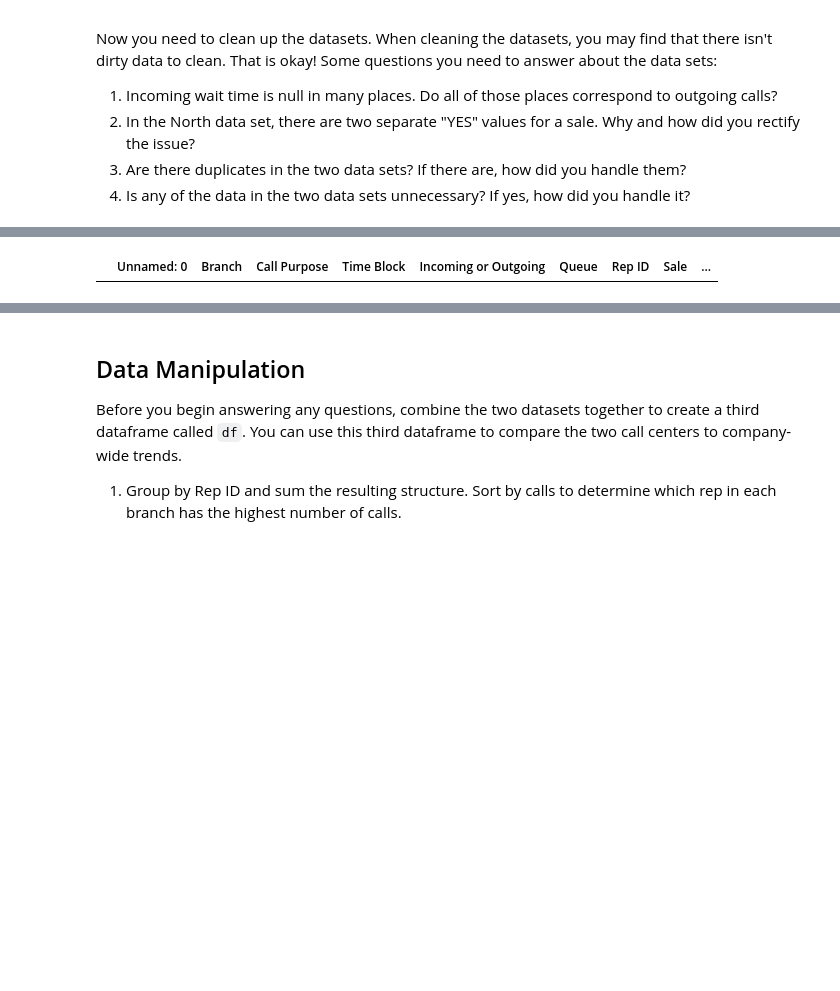
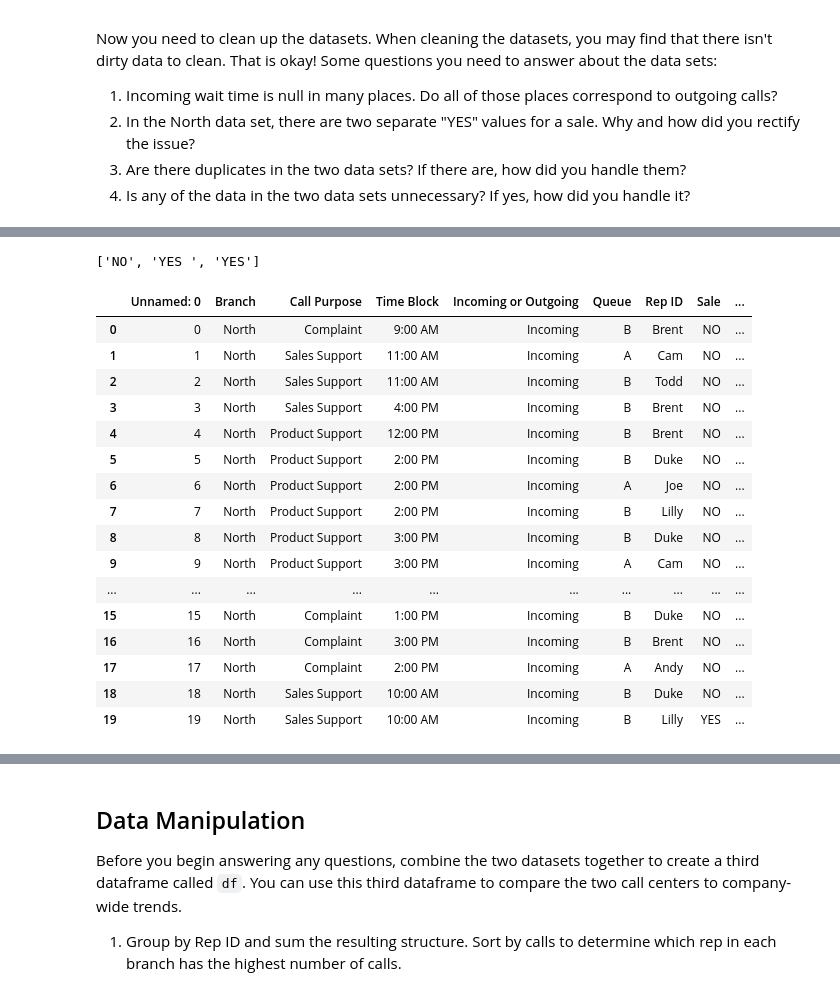
Before and after one commit to 4CEBWTHU/call-center-cleanup-assignment, a Jupyter notebook: Call Center Cleanup.ipynb, the cells around one changed output, grey strips where cells are left out. Saved outputs shown, nothing was run; the diff lists cells and outputs as text; code cells hidden in the pictures; blank space fills up the shorter version.

```diff
--- a/Call Center Cleanup.ipynb
+++ b/Call Center Cleanup.ipynb
@@ -307,6 +319,28 @@ north_df.loc[(north_df['Incoming or Outgoing'] == 'Outgoing') & (north_df['Incom
+# %%
+north_df['Sale'].unique().tolist()
+# %% [output]
+['NO', 'YES ', 'YES']
 # %%
 # 2. two separate 'Yes' values.
 
-north_df.loc[north_df['Sale'].isin(['YES YES'])]
+north_df.loc[north_df['Sale'].isin(['YES '])]
+north_df['Sale'] = north_df['Sale'].replace(['YES '],'YES')
+north_df.head(20)
 # %% [output]
 |  | Unnamed: 0 | Branch | Call Purpose | Time Block | Incoming or Outgoing | Queue | Rep ID | Sale | ... |
+| 0 | 0 | North | Complaint | 9:00 AM | Incoming | B | Brent | NO | ... |
+| 1 | 1 | North | Sales Support | 11:00 AM | Incoming | A | Cam | NO | ... |
+| 2 | 2 | North | Sales Support | 11:00 AM | Incoming | B | Todd | NO | ... |
+| 3 | 3 | North | Sales Support | 4:00 PM | Incoming | B | Brent | NO | ... |
+| 4 | 4 | North | Product Support | 12:00 PM | Incoming | B | Brent | NO | ... |
+| 5 | 5 | North | Product Support | 2:00 PM | Incoming | B | Duke | NO | ... |
+| 6 | 6 | North | Product Support | 2:00 PM | Incoming | A | Joe | NO | ... |
+| 7 | 7 | North | Product Support | 2:00 PM | Incoming | B | Lilly | NO | ... |
+| 8 | 8 | North | Product Support | 3:00 PM | Incoming | B | Duke | NO | ... |
+| 9 | 9 | North | Product Support | 3:00 PM | Incoming | A | Cam | NO | ... |
+| ... | ... | ... | ... | ... | ... | ... | ... | ... | ... |
+| 15 | 15 | North | Complaint | 1:00 PM | Incoming | B | Duke | NO | ... |
+| 16 | 16 | North | Complaint | 3:00 PM | Incoming | B | Brent | NO | ... |
+| 17 | 17 | North | Complaint | 2:00 PM | Incoming | A | Andy | NO | ... |
+| 18 | 18 | North | Sales Support | 10:00 AM | Incoming | B | Duke | NO | ... |
+| 19 | 19 | North | Sales Support | 10:00 AM | Incoming | B | Lilly | YES | ... |
```
Also changed, not shown: parts of 11 cells of this notebook.
